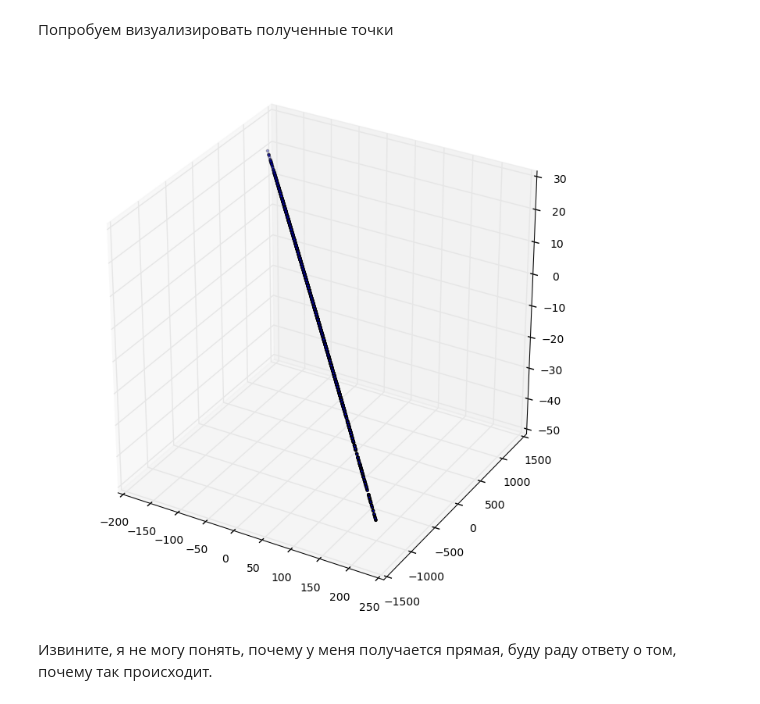
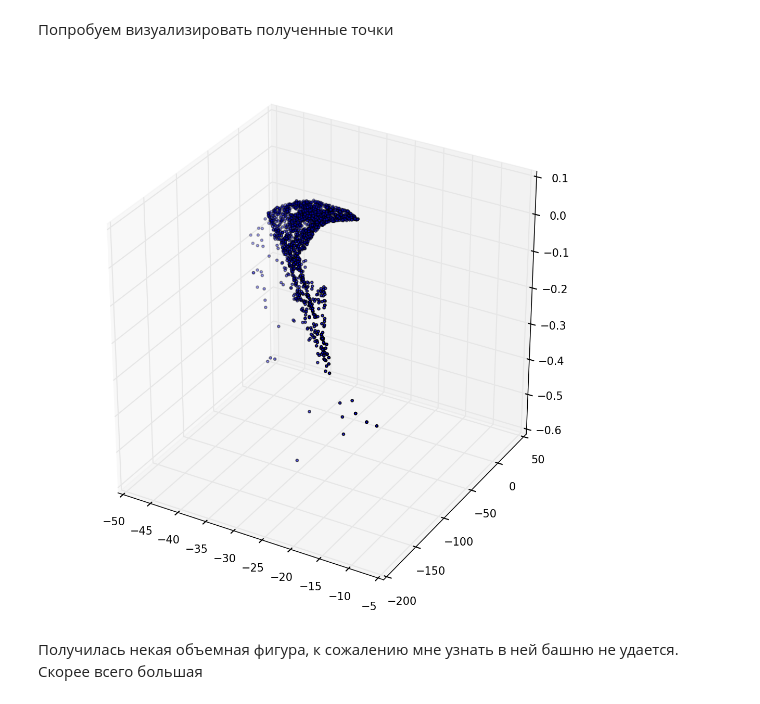
Before and after one commit to shalashugina/shad-image, a Jupyter notebook: practice8/practice8.ipynb, the cells around one changed output. Drawn from its saved outputs; the diff is of its cells as text; code cells hidden in the pictures.

```diff
--- a/practice8/practice8.ipynb
+++ b/practice8/practice8.ipynb
@@ -234,9 +234,9 @@ X_list = np.zeros((4, 0))
 P1_T = P_1.transpose()
 P2_T = P_2.transpose()
 #print P1_T, '\n', P2_T
-for i in xrange(norm_first_projection.shape[1]):
-    first = norm_first_projection[:, i]
-    second = norm_second_projection[:, i]
+for i in xrange(first_projection.shape[1]):
+    first = first_projection[:, i]
+    second = second_projection[:, i]
     A = np.zeros((4, 4))
     b = np.zeros((4, 1))
    # X[3] = 1 ограничение зададим с помощью ненулевой b, выражение для А из лекции
@@ -256,16 +256,16 @@ for i in xrange(norm_first_projection.shape[1]):
 # %% [markdown]
 Попробуем визуализировать полученные точки
 # %%
-matplotlib.rc("savefig", dpi=100)
+matplotlib.rc("savefig", dpi=150)
 object_coords = np.zeros((3, 0))
 for i in xrange(X_list.shape[1]):
     object_coords = np.hstack((object_coords, from_hom_coords(X_list[:, i]).reshape(3, 1)))
 #print object_coords.shape, object_coords[:, :10], '\n', X_list[:, ]
 fig = plt.figure(figsize = (9, 9))
 ax = fig.add_subplot(111, projection='3d')
 ax.scatter(object_coords[0, :], object_coords[1, :], object_coords[2, :], c='b', marker='.', zdir = 'z')
 plt.show()
 # %% [output]
-[figure, old version]
+[figure, new version]
-# %% [markdown]
-Извините, я не могу понять, почему у меня получается прямая, буду раду ответу о том, почему так происходит.
+# %% [markdown]
+Получилась некая объемная фигура, к сожалению мне узнать в ней башню не удается. Скорее всего большая
```
Also changed, not shown: parts of 2 cells of this notebook.
